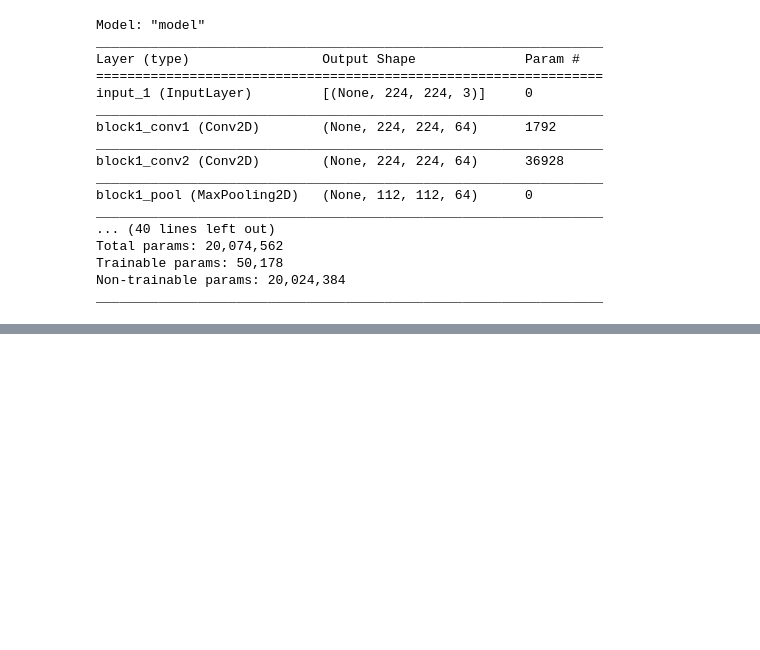
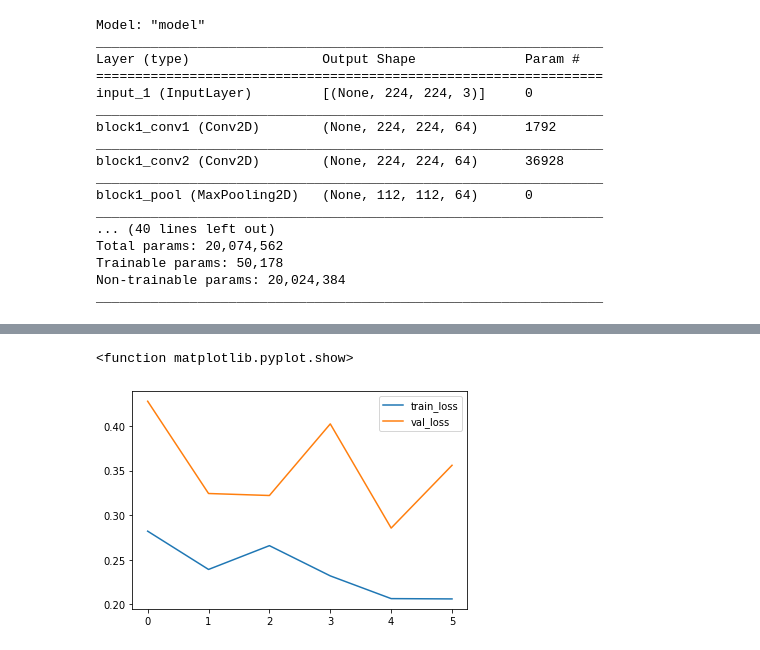
Before and after one commit to allifizzuddin89/Malaria-Prediction, a Jupyter notebook: Malaria_Detection.ipynb, the cells around one changed output, grey strips where cells are left out. Drawn from its saved outputs; the diff is of its cells as text; code cells hidden in the pictures; blank space fills up the shorter version.

Commit message:
finish model and test

```diff
--- a/Malaria_Detection.ipynb
+++ b/Malaria_Detection.ipynb
@@ -143,0 +125,18 @@ _________________________________________________________________
+# %%
+#Use the Image Generator to import the images from dataset
+from tensorflow.keras.preprocessing.image import ImageDataGenerator
+
+#rescale the pixel to 0-1, max pixel density for rgb is 255, so divide by 255
+train_datagen = ImageDataGenerator(rescale=1./255,
+                                   shear_range=0.2,
+                                   zoom_range=0.2,
+                                   horizontal_flip=True)
+
+#only scaling, no augmentation
+test_datagen = ImageDataGenerator(rescale=1./255)
+# %%
+#make sure target size is exactly same as initialized for image size
+training_set = train_datagen.flow_from_directory('dataset/Train',
+                                                 target_size=(224,224),
+                                                 batch_size=32,
+                                                 class_mode='categorical')
@@ -143,0 +149,5 @@ _________________________________________________________________
+# %%
+test_set = test_datagen.flow_from_directory('dataset/Test',
+                                            target_size=(224,224),
+                                            batch_size=32,
+                                            class_mode='categorical')
@@ -143,0 +160,10 @@ _________________________________________________________________
+# %%
+#fit the model
+
+detect = model.fit(
+    training_set,
+    validation_data=test_set,
+    epochs=6,
+    steps_per_epoch=len(training_set),
+    validation_steps=len(test_set)
+)
@@ -143,0 +183,9 @@ _________________________________________________________________
+# %%
+#plot the loss
+plt.plot(detect.history['loss'], label='train_loss')
+plt.plot(detect.history['val_loss'], label='val_loss')
+plt.legend()
+plt.show
+# %% [output]
+<function matplotlib.pyplot.show>
+[figure, added]
```
Also changed, not shown: parts of 34 cells of this notebook.
